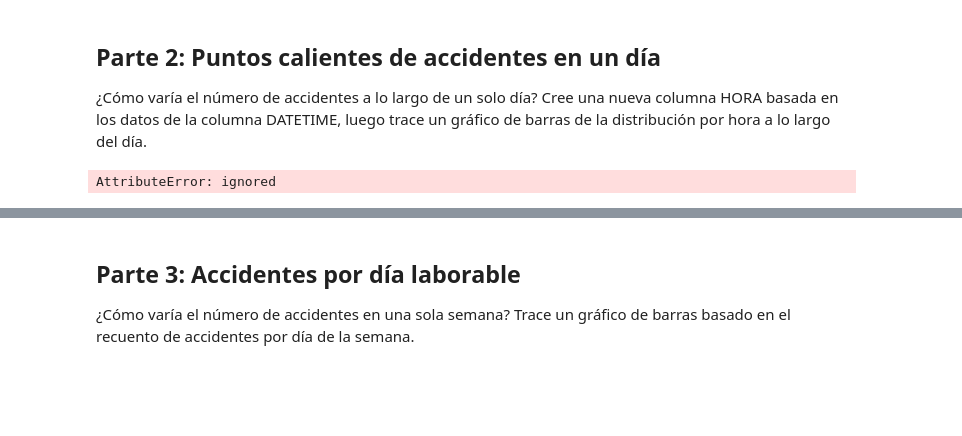
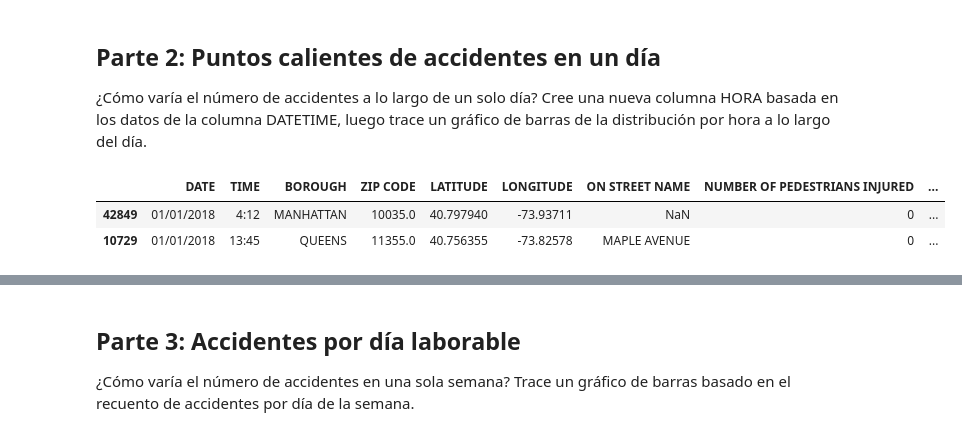
Before and after one commit to hnmelo/MujeresDigitales, a Jupyter notebook: Taller_Semana_4.ipynb, the cells around one changed output, grey strips where cells are left out. Saved outputs shown, nothing was run; the diff lists cells and outputs as text; code cells hidden in the pictures; blank space fills up the shorter version.

```diff
--- a/Taller_Semana_4.ipynb
+++ b/Taller_Semana_4.ipynb
@@ -101,7 +91,9 @@ plt.xticks(rotation = 60)
 
 ¿Cómo varía el número de accidentes a lo largo de un solo día? Cree una nueva columna HORA basada en los datos de la columna DATETIME, luego trace un gráfico de barras de la distribución por hora a lo largo del día.
 # %%
-df_ordendate = df.sort_values(by = 'date_format')
-print(df_ordendate.head(30))
+df = df.sort_values(by = 'date_format')
+df.head(2)
 # %% [output]
-AttributeError: ignored
+|  | DATE | TIME | BOROUGH | ZIP CODE | LATITUDE | LONGITUDE | ON STREET NAME | NUMBER OF PEDESTRIANS INJURED | ... |
+| 42849 | 01/01/2018 | 4:12 | MANHATTAN | 10035.0 | 40.797940 | -73.93711 | NaN | 0 | ... |
+| 10729 | 01/01/2018 | 13:45 | QUEENS | 11355.0 | 40.756355 | -73.82578 | MAPLE AVENUE | 0 | ... |
```
Also changed, not shown: parts of 5 cells of this notebook.
